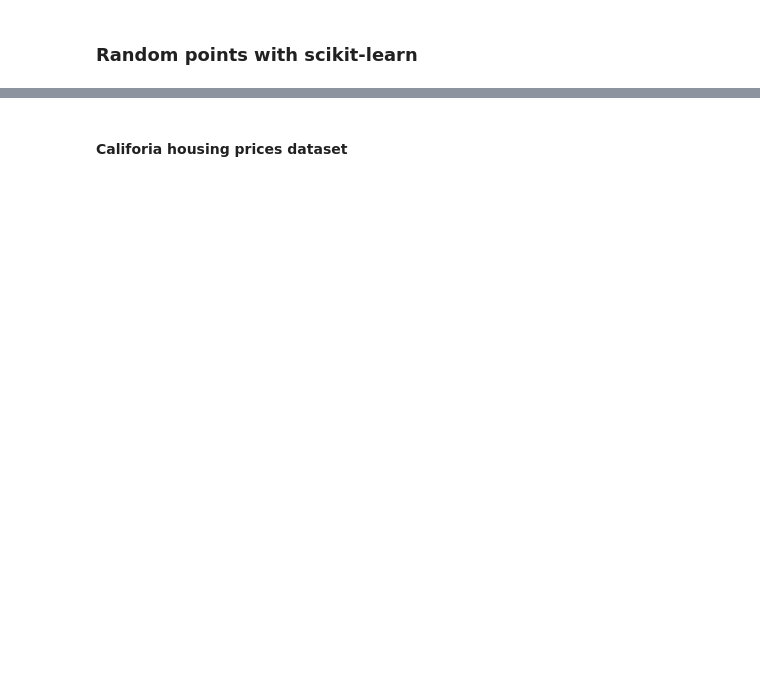
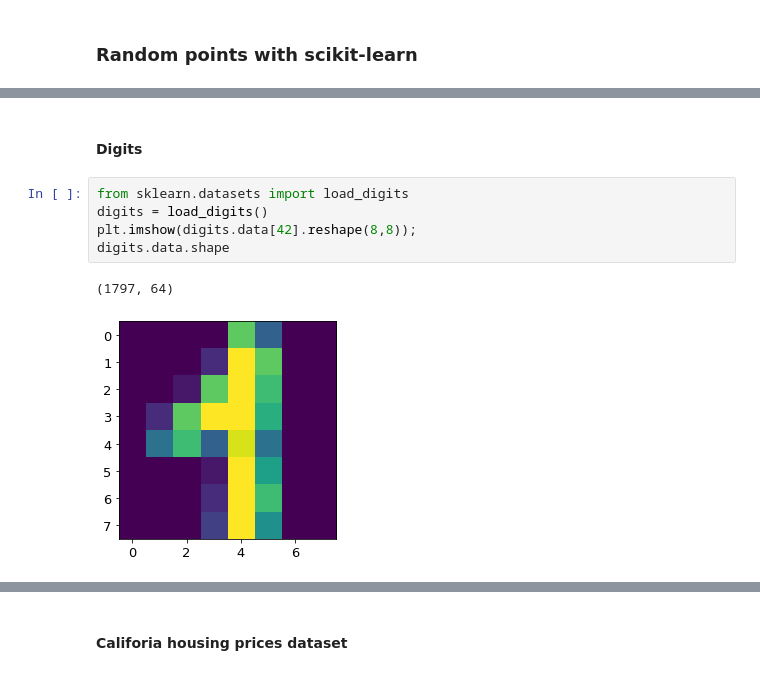
Before and after one commit to tomasplsek/AstroML, a Jupyter notebook: 03_sklearn2.ipynb, the cells around one changed output, grey strips where cells are left out. Drawn from its saved outputs; the diff is of its cells as text; blank space fills up the shorter version.

```diff
--- a/03_sklearn2.ipynb
+++ b/03_sklearn2.ipynb
@@ -195,0 +225,10 @@ WARNING:root:Too few points to create valid contours
+# %% [markdown]
+#### **Digits**
+# %%
+from sklearn.datasets import load_digits
+digits = load_digits()
+plt.imshow(digits.data[42].reshape(8,8));
+digits.data.shape
+# %% [output]
+(1797, 64)
+[figure, added]
```
Also changed, not shown: parts of 44 cells of this notebook.
